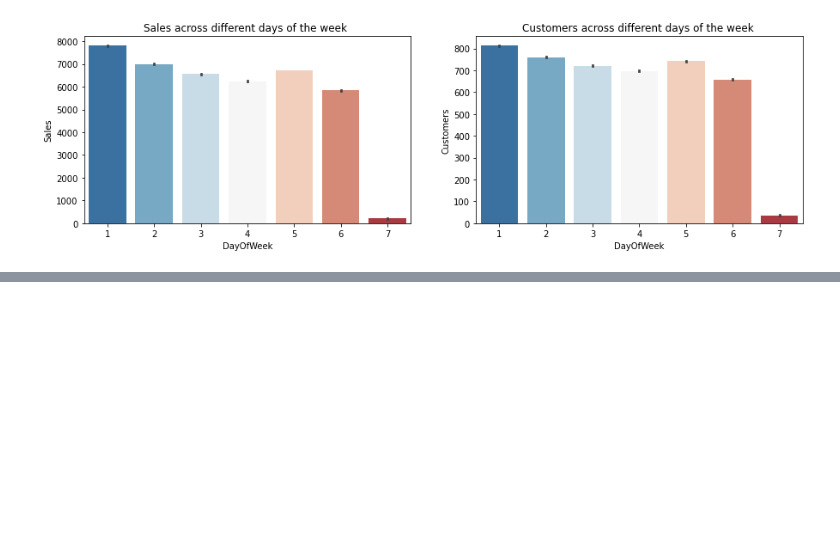
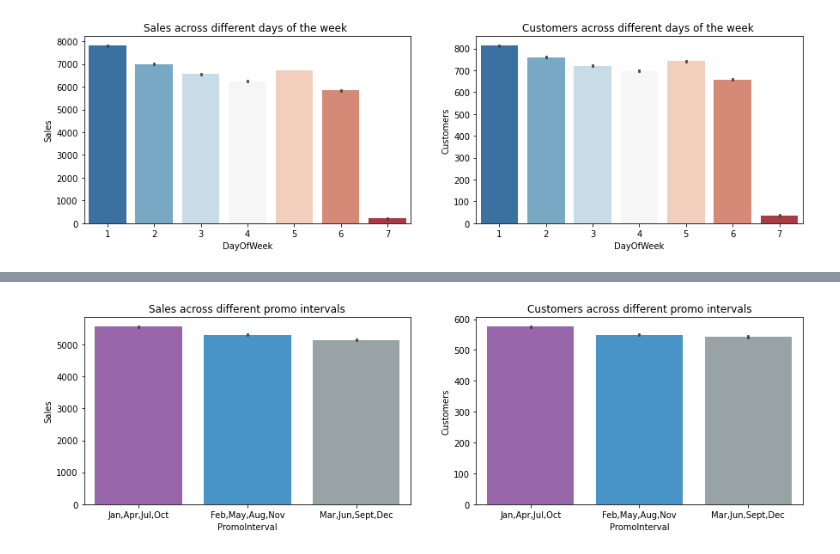
Before and after one commit to Ammon21/Rossmann_Pharmaceutical_Sales, a Jupyter notebook: notebooks/EDA.ipynb, the cells around one changed output, grey strips where cells are left out. Cells and saved outputs as stored; diff of their text form; code cells hidden in the pictures; blank space fills up the shorter version.

```diff
--- a/notebooks/EDA.ipynb
+++ b/notebooks/EDA.ipynb
@@ -531,0 +549,12 @@ plt.show()
+# %%
+flatui = ["#9b59b6", "#3498db", "#95a5a6", "#e74c3c", "#34495e", "#2ecc71"]
+fig, (axis1,axis2) = plt.subplots(1,2,figsize=(15,4))
+
+# values with promo2 only
+mask = (df["Promo2"] != 0)
+
+sns.barplot(x='PromoInterval', y='Sales', data=df[mask], ax=axis1, palette = flatui).set_title('Sales across different promo intervals')
+sns.barplot(x='PromoInterval', y='Customers', data=df[mask], ax=axis2, palette = flatui).set_title('Customers across different promo intervals')
+plt.show()
+# %% [output]
+[figure, added]
```
Also changed, not shown: parts of 25 cells of this notebook.
